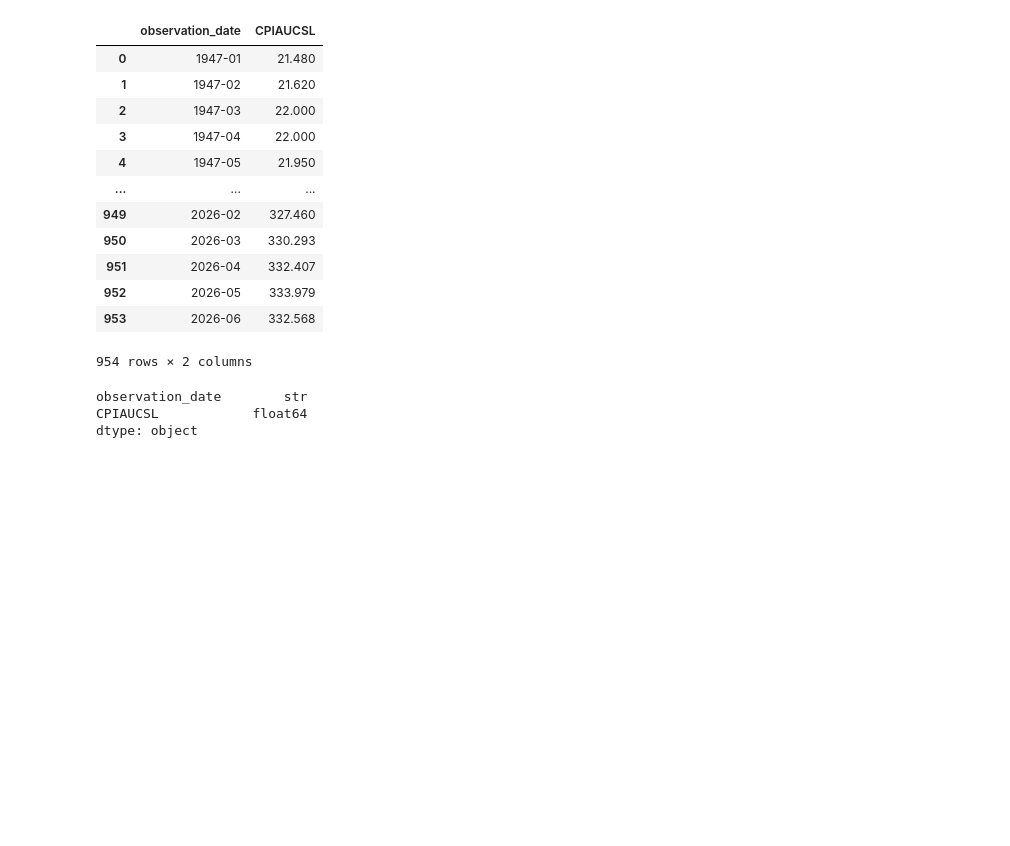
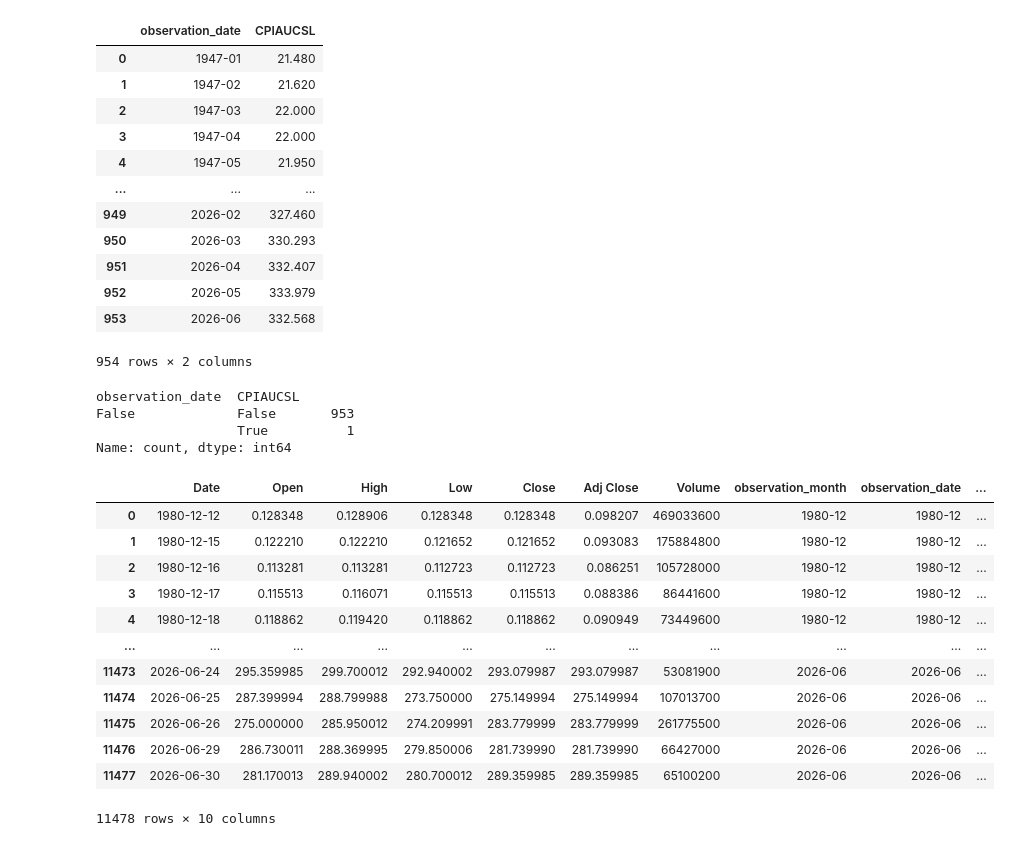
Before and after one commit to salioudunn11/MarketIQ, a Jupyter notebook: DataScience/Code/logistic_regression.ipynb, the cells around one changed output. Drawn from its saved outputs; the diff is of its cells as text; code cells hidden in the pictures; blank space fills up the shorter version.

```diff
--- a/DataScience/Code/logistic_regression.ipynb
+++ b/DataScience/Code/logistic_regression.ipynb
@@ -84,9 +90,10 @@ inflation
 | 952 | 2026-05 | 333.979 |
 | 953 | 2026-06 | 332.568 |
 954 rows × 2 columns
-# %%
-inflation.dtypes
-# %% [output]
-observation_date        str
-CPIAUCSL            float64
-dtype: object
+# %%
+inflation.isna().value_counts()
+# %% [output]
+observation_date  CPIAUCSL
+False             False       953
+                  True          1
+Name: count, dtype: int64
@@ -100,0 +115,17 @@ dtype: object
+# %%
+df = pd.merge(apple, inflation, left_on='observation_month', right_on='observation_date')
+df
+# %% [output]
+|  | Date | Open | High | Low | Close | Adj Close | Volume | observation_month | observation_date | ... |
+| 0 | 1980-12-12 | 0.128348 | 0.128906 | 0.128348 | 0.128348 | 0.098207 | 469033600 | 1980-12 | 1980-12 | ... |
+| 1 | 1980-12-15 | 0.122210 | 0.122210 | 0.121652 | 0.121652 | 0.093083 | 175884800 | 1980-12 | 1980-12 | ... |
+| 2 | 1980-12-16 | 0.113281 | 0.113281 | 0.112723 | 0.112723 | 0.086251 | 105728000 | 1980-12 | 1980-12 | ... |
+| 3 | 1980-12-17 | 0.115513 | 0.116071 | 0.115513 | 0.115513 | 0.088386 | 86441600 | 1980-12 | 1980-12 | ... |
+| 4 | 1980-12-18 | 0.118862 | 0.119420 | 0.118862 | 0.118862 | 0.090949 | 73449600 | 1980-12 | 1980-12 | ... |
+| ... | ... | ... | ... | ... | ... | ... | ... | ... | ... | ... |
+| 11473 | 2026-06-24 | 295.359985 | 299.700012 | 292.940002 | 293.079987 | 293.079987 | 53081900 | 2026-06 | 2026-06 | ... |
+| 11474 | 2026-06-25 | 287.399994 | 288.799988 | 273.750000 | 275.149994 | 275.149994 | 107013700 | 2026-06 | 2026-06 | ... |
+| 11475 | 2026-06-26 | 275.000000 | 285.950012 | 274.209991 | 283.779999 | 283.779999 | 261775500 | 2026-06 | 2026-06 | ... |
+| 11476 | 2026-06-29 | 286.730011 | 288.369995 | 279.850006 | 281.739990 | 281.739990 | 66427000 | 2026-06 | 2026-06 | ... |
+| 11477 | 2026-06-30 | 281.170013 | 289.940002 | 280.700012 | 289.359985 | 289.359985 | 65100200 | 2026-06 | 2026-06 | ... |
+11478 rows × 10 columns
```
Also changed, not shown: parts of 15 cells of this notebook.
